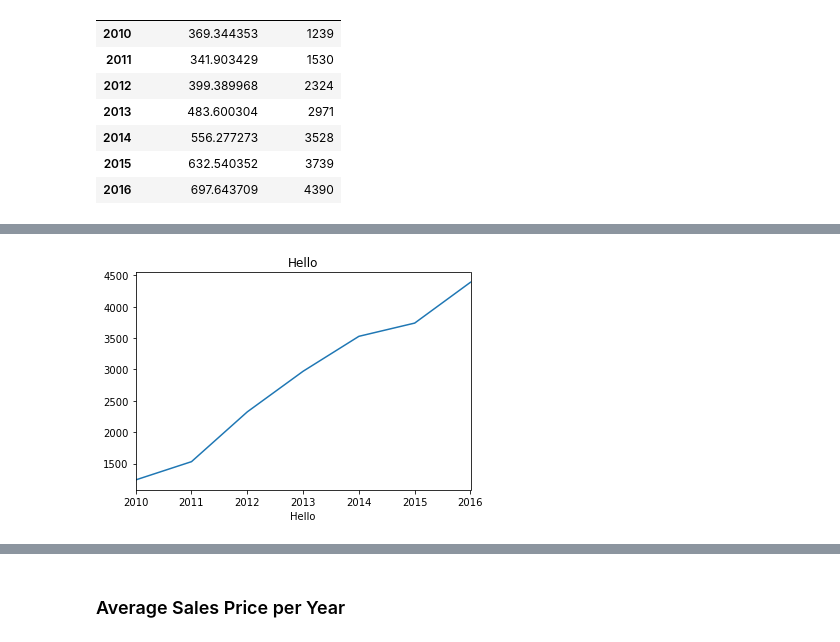
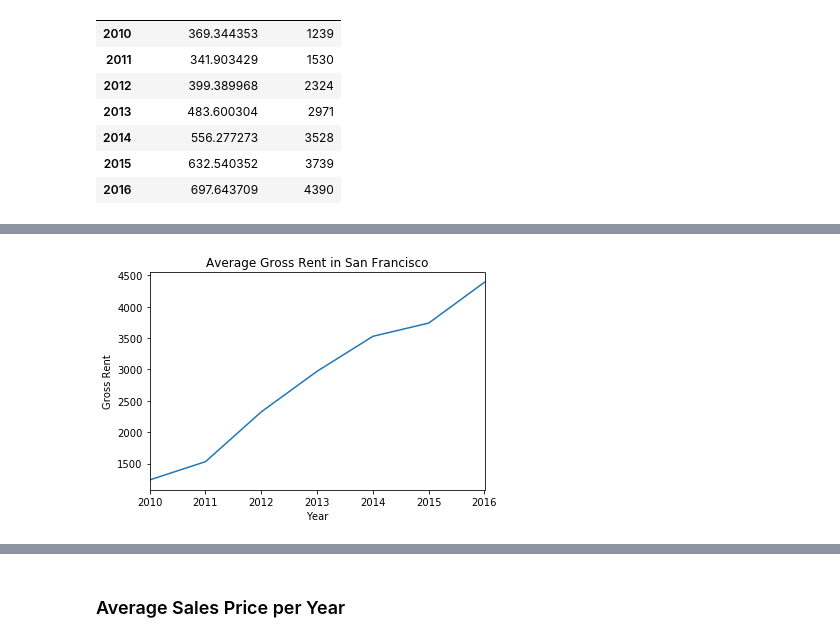
Before and after one commit to tfry-coder/Unit-6-PyViz-homework, a Jupyter notebook: Pyviz.ipynb, the cells around one changed output, grey strips where cells are left out. Saved outputs shown, nothing was run; the diff lists cells and outputs as text; code cells hidden in the pictures.

```diff
--- a/Pyviz.ipynb
+++ b/Pyviz.ipynb
@@ -124,10 +92,11 @@ sfo2_mean
 # %%
 fig_housing_units = plt.figure()
 sfo2_plot = sfo2_mean["gross_rent"].plot()
-sfo2_plot.set_title("Hello")
-sfo2_plot.set_xlabel("Hello")
+sfo2_plot.set_title("Average Gross Rent in San Francisco")
+sfo2_plot.set_xlabel("Year")
+sfo2_plot.set_ylabel("Gross Rent")
 # sfo2_plot.set_ylim(y_min-y_std, y_max+y_std)
 plt.show()
 plt.close(fig_housing_units)
 # %% [output]
-[figure, old version]
+[figure, new version]
```
Also changed, not shown: parts of 28 cells of this notebook.
